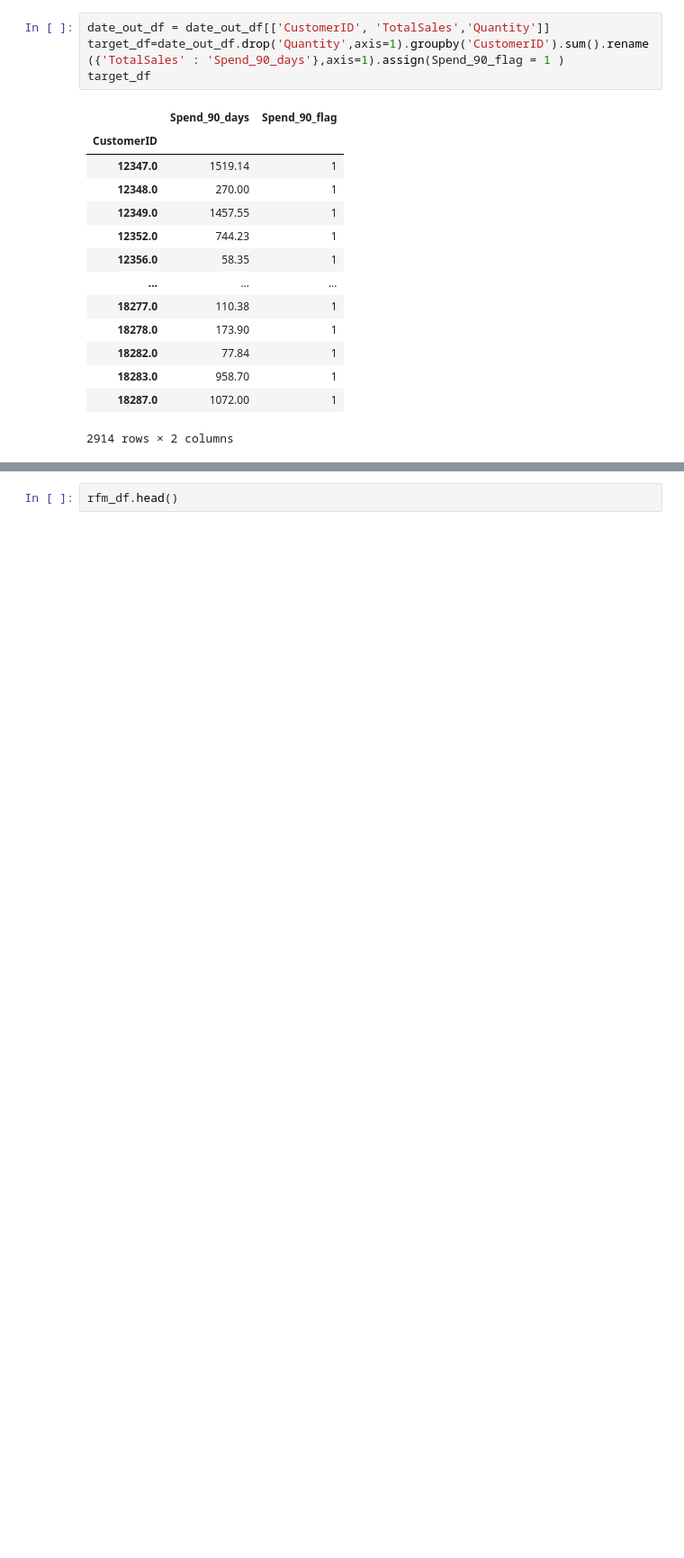
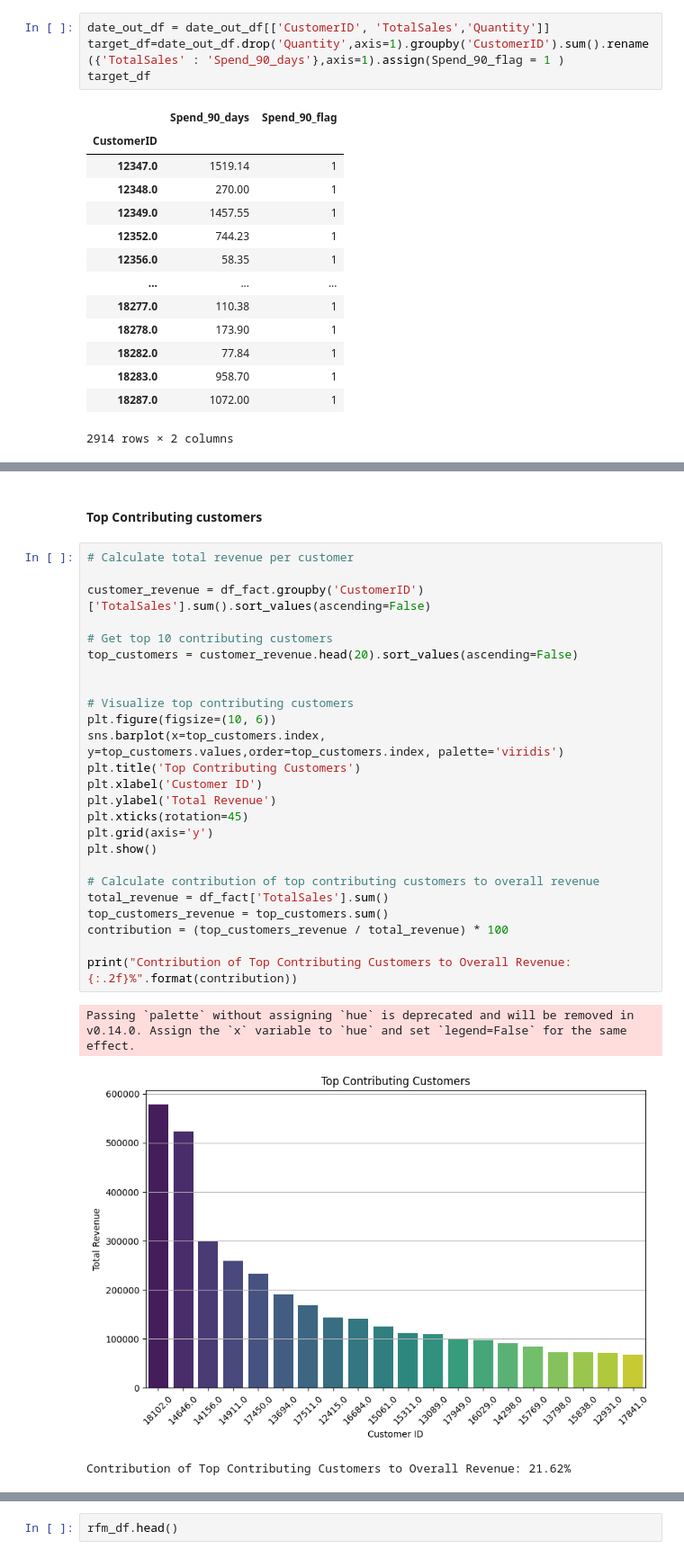
Before and after one commit to preetihegde1/customer-sales-analysis, a Jupyter notebook: jupyter/Customer Behaviour Analysis.ipynb, the cells around one changed output, grey strips where cells are left out. Shown at 90% size. Drawn from its saved outputs; the diff is of its cells as text; blank space fills up the shorter version.

```diff
--- a/jupyter/Customer Behaviour Analysis.ipynb
+++ b/jupyter/Customer Behaviour Analysis.ipynb
@@ -640,0 +613,31 @@ Mean Absolute Error (MAE) for Test Data: 21.69407676142454
+# %% [markdown]
+#### Top Contributing customers
+# %%
+# Calculate total revenue per customer
+
+customer_revenue = df_fact.groupby('CustomerID')['TotalSales'].sum().sort_values(ascending=False)
+
+# Get top 10 contributing customers
+top_customers = customer_revenue.head(20).sort_values(ascending=False)
+
+
+# Visualize top contributing customers
+plt.figure(figsize=(10, 6))
+sns.barplot(x=top_customers.index, y=top_customers.values,order=top_customers.index, palette='viridis')
+plt.title('Top Contributing Customers')
+plt.xlabel('Customer ID')
+plt.ylabel('Total Revenue')
+plt.xticks(rotation=45)
+plt.grid(axis='y')
+plt.show()
+
+# Calculate contribution of top contributing customers to overall revenue
+total_revenue = df_fact['TotalSales'].sum()
+top_customers_revenue = top_customers.sum()
+contribution = (top_customers_revenue / total_revenue) * 100
+
+print("Contribution of Top Contributing Customers to Overall Revenue: {:.2f}%".format(contribution))
+# %% [output]
+Passing `palette` without assigning `hue` is deprecated and will be removed in v0.14.0. Assign the `x` variable to `hue` and set `legend=False` for the same effect.
+[figure, added]
+Contribution of Top Contributing Customers to Overall Revenue: 21.62%
```
Also changed, not shown: parts of 45 cells of this notebook.
